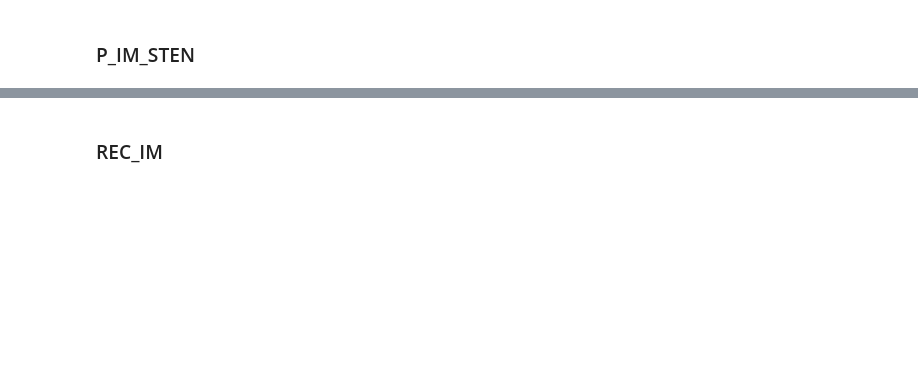
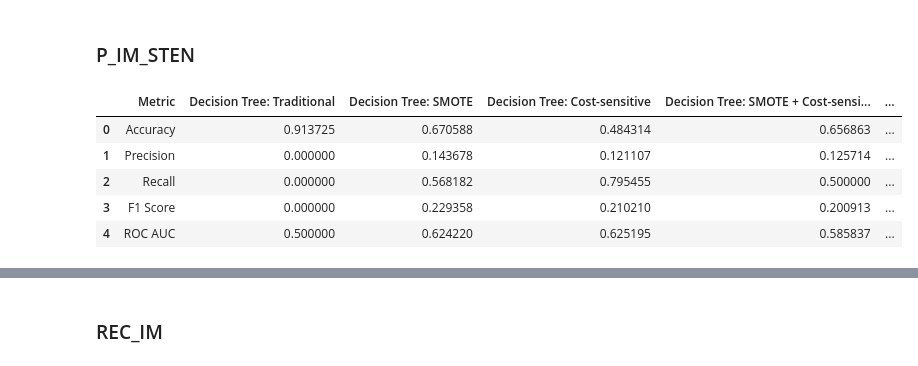
Before and after one commit to danghaidang04/Myocardial_Infraction_Complications_Analysis, a Jupyter notebook: DecisionTree.ipynb, the cells around one changed output, grey strips where cells are left out. Saved outputs shown, nothing was run; the diff lists cells and outputs as text; code cells hidden in the pictures; blank space fills up the shorter version.

```diff
--- a/DecisionTree.ipynb
+++ b/DecisionTree.ipynb
@@ -1101,12 +1040,20 @@ test_RF_conf[["Metric", "FIBR_PREDS"]]
 ### P_IM_STEN
 # %%
 test_p_im_sten = {"Metric": ["Accuracy", "Precision", "Recall", "F1 Score", "ROC AUC"],
+                    "Decision Tree: Traditional": test["P_IM_STEN"],
                     "Decision Tree: SMOTE": test_SMOTE_balanced["P_IM_STEN"],
                     "Decision Tree: Cost-sensitive": test_cost_sensitive["P_IM_STEN"],
                     "Decision Tree: SMOTE + Cost-sensitive": test_SMOTE_cost_sensitive["P_IM_STEN"],
                     "Random Forest: SMOTE": test_RF["P_IM_STEN"]}
 test_p_im_sten = pd.DataFrame(test_p_im_sten)
 test_p_im_sten.columns = ["Metric", "Decision Tree: Traditional", "Decision Tree: SMOTE", "Decision Tree: Cost-sensitive", "Decision Tree: SMOTE + Cost-sensitive", "Random Forest: SMOTE"]
 
 test_p_im_sten
+# %% [output]
+|  | Metric | Decision Tree: Traditional | Decision Tree: SMOTE | Decision Tree: Cost-sensitive | Decision Tree: SMOTE + Cost-sensi... | ... |
+| 0 | Accuracy | 0.913725 | 0.670588 | 0.484314 | 0.656863 | ... |
+| 1 | Precision | 0.000000 | 0.143678 | 0.121107 | 0.125714 | ... |
+| 2 | Recall | 0.000000 | 0.568182 | 0.795455 | 0.500000 | ... |
+| 3 | F1 Score | 0.000000 | 0.229358 | 0.210210 | 0.200913 | ... |
+| 4 | ROC AUC | 0.500000 | 0.624220 | 0.625195 | 0.585837 | ... |
 # %%
```
Also changed, not shown: parts of 49 cells of this notebook.
